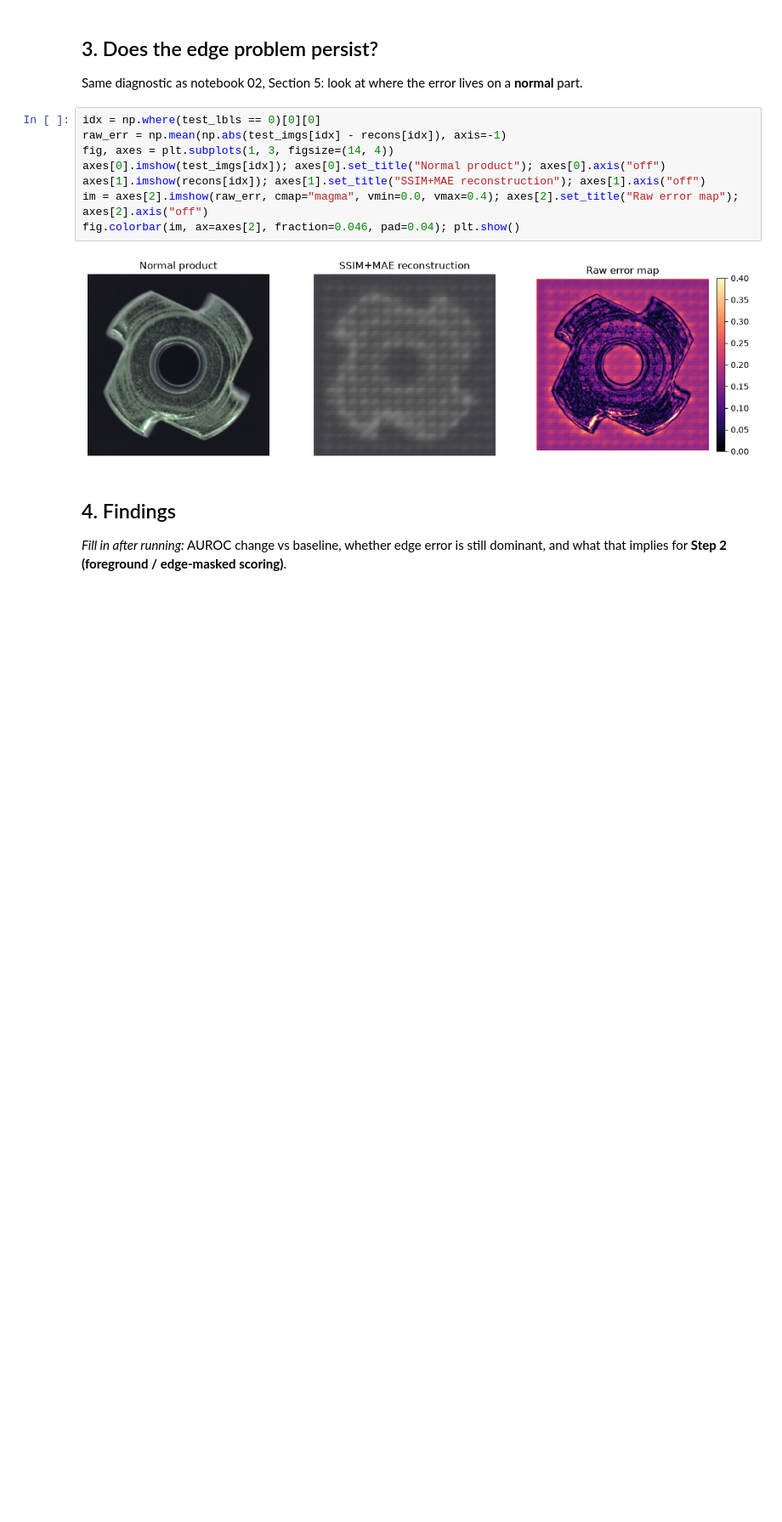
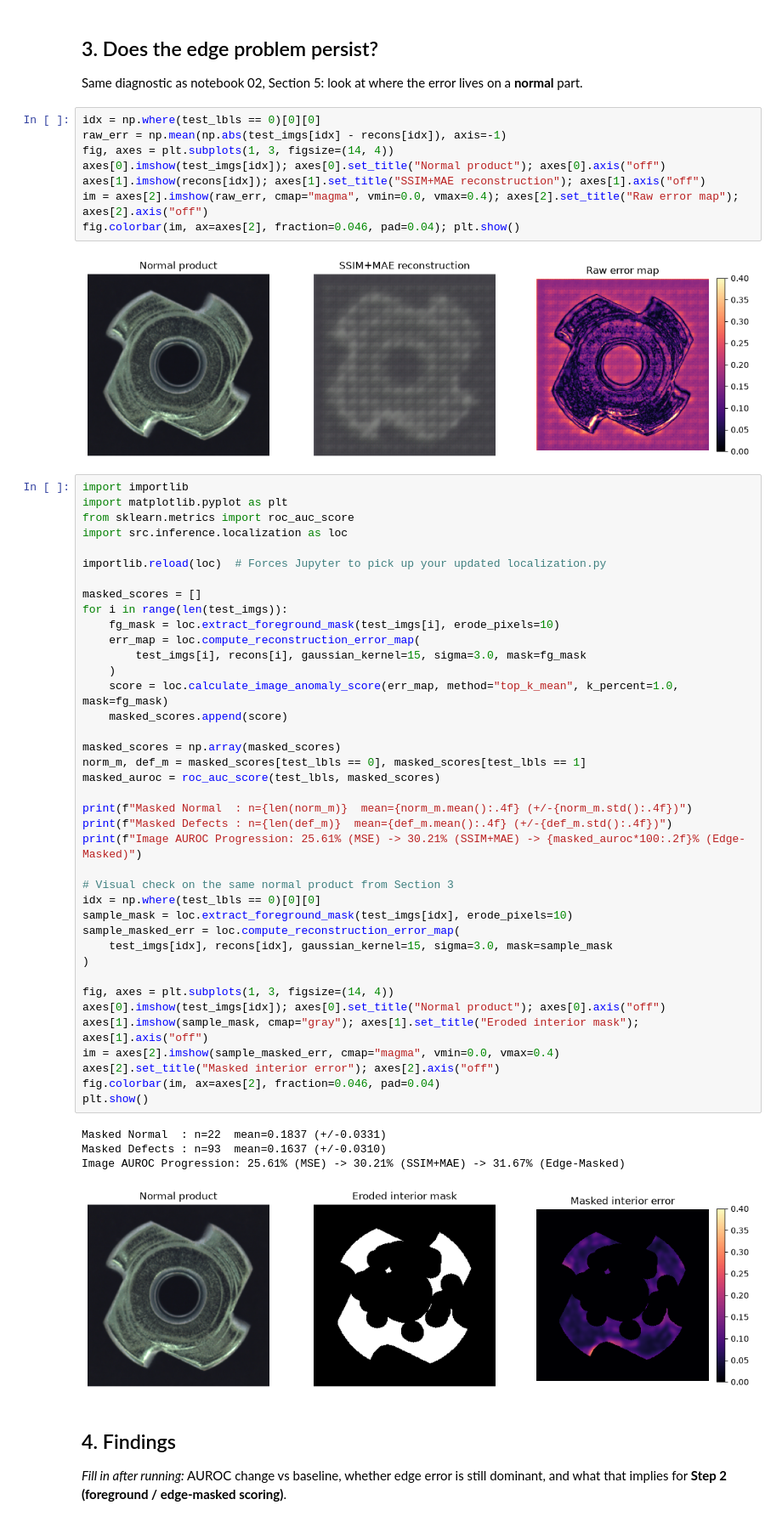
Before and after one commit to RuchithaAV/VisionGuard-AI, a Jupyter notebook: notebooks/03_autoencoder_ssim_loss.ipynb, the cells around one changed output. Shown at 85% size. Cells and saved outputs as stored; diff of their text form; blank space fills up the shorter version.

Commit message:
Milestone 03: Add SSIM+MAE loss, edge-masked localization, and unit tests

```diff
--- a/notebooks/03_autoencoder_ssim_loss.ipynb
+++ b/notebooks/03_autoencoder_ssim_loss.ipynb
@@ -146,6 +129,50 @@ im = axes[2].imshow(raw_err, cmap="magma", vmin=0.0, vmax=0.4); axes[2].set_titl
 fig.colorbar(im, ax=axes[2], fraction=0.046, pad=0.04); plt.show()
 # %% [output]
 [figure]
+# %%
+import importlib
+import matplotlib.pyplot as plt
+from sklearn.metrics import roc_auc_score
+import src.inference.localization as loc
+
+importlib.reload(loc)  # Forces Jupyter to pick up your updated localization.py
+
+masked_scores = []
+for i in range(len(test_imgs)):
+    fg_mask = loc.extract_foreground_mask(test_imgs[i], erode_pixels=10)
+    err_map = loc.compute_reconstruction_error_map(
+        test_imgs[i], recons[i], gaussian_kernel=15, sigma=3.0, mask=fg_mask
+    )
+    score = loc.calculate_image_anomaly_score(err_map, method="top_k_mean", k_percent=1.0, mask=fg_mask)
+    masked_scores.append(score)
+
+masked_scores = np.array(masked_scores)
+norm_m, def_m = masked_scores[test_lbls == 0], masked_scores[test_lbls == 1]
+masked_auroc = roc_auc_score(test_lbls, masked_scores)
+
+print(f"Masked Normal  : n={len(norm_m)}  mean={norm_m.mean():.4f} (+/-{norm_m.std():.4f})")
+print(f"Masked Defects : n={len(def_m)}  mean={def_m.mean():.4f} (+/-{def_m.std():.4f})")
+print(f"Image AUROC Progression: 25.61% (MSE) -> 30.21% (SSIM+MAE) -> {masked_auroc*100:.2f}% (Edge-Masked)")
+
+# Visual check on the same normal product from Section 3
+idx = np.where(test_lbls == 0)[0][0]
+sample_mask = loc.extract_foreground_mask(test_imgs[idx], erode_pixels=10)
+sample_masked_err = loc.compute_reconstruction_error_map(
+    test_imgs[idx], recons[idx], gaussian_kernel=15, sigma=3.0, mask=sample_mask
+)
+
+fig, axes = plt.subplots(1, 3, figsize=(14, 4))
+axes[0].imshow(test_imgs[idx]); axes[0].set_title("Normal product"); axes[0].axis("off")
+axes[1].imshow(sample_mask, cmap="gray"); axes[1].set_title("Eroded interior mask"); axes[1].axis("off")
+im = axes[2].imshow(sample_masked_err, cmap="magma", vmin=0.0, vmax=0.4)
+axes[2].set_title("Masked interior error"); axes[2].axis("off")
+fig.colorbar(im, ax=axes[2], fraction=0.046, pad=0.04)
+plt.show()
+# %% [output]
+Masked Normal  : n=22  mean=0.1837 (+/-0.0331)
+Masked Defects : n=93  mean=0.1637 (+/-0.0310)
+Image AUROC Progression: 25.61% (MSE) -> 30.21% (SSIM+MAE) -> 31.67% (Edge-Masked)
+[figure, added]
 # %% [markdown]
 ## 4. Findings
 
```
Also changed, not shown: parts of 1 cell of this notebook, 1 other file.
